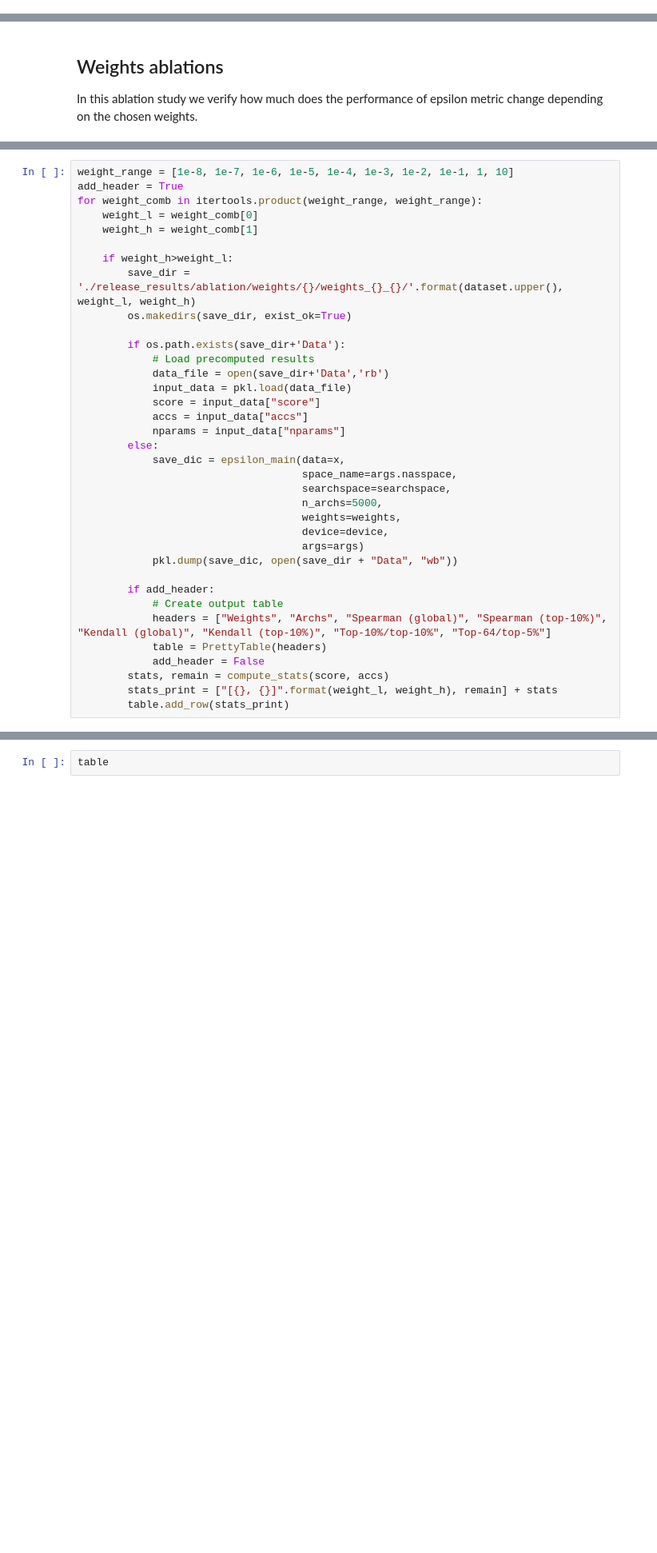
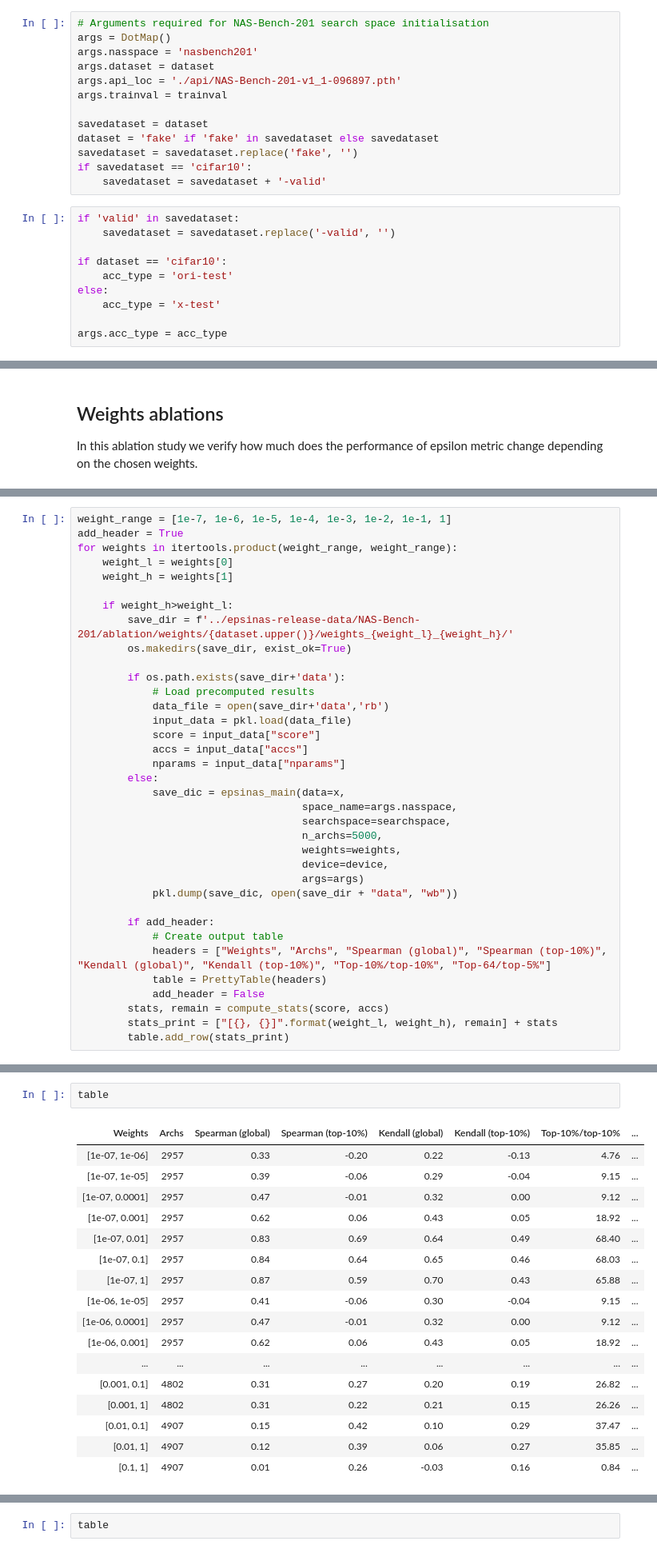
Before and after one commit to egracheva/epsinas, a Jupyter notebook: NAS-Bench-201/Ablations.ipynb, the cells around one changed output, grey strips where cells are left out. Shown at 80% size. Saved outputs shown, nothing was run; the diff lists cells and outputs as text; blank space fills up the shorter version.

```diff
--- a/NAS-Bench-201/Ablations.ipynb
+++ b/NAS-Bench-201/Ablations.ipynb
@@ -12,0 +52,23 @@ In this notebook we give the scripts for various ablation studies resented in ou
+# %%
+# Arguments required for NAS-Bench-201 search space initialisation
+args = DotMap()
+args.nasspace = 'nasbench201'
+args.dataset = dataset
+args.api_loc = './api/NAS-Bench-201-v1_1-096897.pth'
+args.trainval = trainval
+
+savedataset = dataset
+dataset = 'fake' if 'fake' in savedataset else savedataset
+savedataset = savedataset.replace('fake', '')
+if savedataset == 'cifar10':
+    savedataset = savedataset + '-valid'
+# %%
+if 'valid' in savedataset:
+    savedataset = savedataset.replace('-valid', '')
+
+if dataset == 'cifar10':
+    acc_type = 'ori-test'
+else:
+    acc_type = 'x-test'
+
+args.acc_type = acc_type
@@ -106,30 +115,30 @@ Files already downloaded and verified
 # %%
-weight_range = [1e-8, 1e-7, 1e-6, 1e-5, 1e-4, 1e-3, 1e-2, 1e-1, 1, 10]
+weight_range = [1e-7, 1e-6, 1e-5, 1e-4, 1e-3, 1e-2, 1e-1, 1]
 add_header = True
-for weight_comb in itertools.product(weight_range, weight_range):
-    weight_l = weight_comb[0]
-    weight_h = weight_comb[1]
+for weights in itertools.product(weight_range, weight_range):
+    weight_l = weights[0]
+    weight_h = weights[1]
 
     if weight_h>weight_l:
-        save_dir = './release_results/ablation/weights/{}/weights_{}_{}/'.format(dataset.upper(), weight_l, weight_h)
+        save_dir = f'../epsinas-release-data/NAS-Bench-201/ablation/weights/{dataset.upper()}/weights_{weight_l}_{weight_h}/'
         os.makedirs(save_dir, exist_ok=True)
 
-        if os.path.exists(save_dir+'Data'):
+        if os.path.exists(save_dir+'data'):
             # Load precomputed results
-            data_file = open(save_dir+'Data','rb')
+            data_file = open(save_dir+'data','rb')
             input_data = pkl.load(data_file)
             score = input_data["score"]
             accs = input_data["accs"]
             nparams = input_data["nparams"]
         else:
-            save_dic = epsilon_main(data=x,
+            save_dic = epsinas_main(data=x,
                                     space_name=args.nasspace,
                                     searchspace=searchspace,
                                     n_archs=5000,
                                     weights=weights,
                                     device=device,
                                     args=args)
-            pkl.dump(save_dic, open(save_dir + "Data", "wb"))
+            pkl.dump(save_dic, open(save_dir + "data", "wb"))
 
         if add_header:
             # Create output table
@@ -163,3 +151,23 @@ pd.DataFrame(table.rows)
+# %%
+table
+# %% [output]
+| Weights | Archs | Spearman (global) | Spearman (top-10%) | Kendall (global) | Kendall (top-10%) | Top-10%/top-10% | ... |
+| [1e-07, 1e-06] | 2957 | 0.33 | -0.20 | 0.22 | -0.13 | 4.76 | ... |
+| [1e-07, 1e-05] | 2957 | 0.39 | -0.06 | 0.29 | -0.04 | 9.15 | ... |
+| [1e-07, 0.0001] | 2957 | 0.47 | -0.01 | 0.32 | 0.00 | 9.12 | ... |
+| [1e-07, 0.001] | 2957 | 0.62 | 0.06 | 0.43 | 0.05 | 18.92 | ... |
+| [1e-07, 0.01] | 2957 | 0.83 | 0.69 | 0.64 | 0.49 | 68.40 | ... |
+| [1e-07, 0.1] | 2957 | 0.84 | 0.64 | 0.65 | 0.46 | 68.03 | ... |
+| [1e-07, 1] | 2957 | 0.87 | 0.59 | 0.70 | 0.43 | 65.88 | ... |
+| [1e-06, 1e-05] | 2957 | 0.41 | -0.06 | 0.30 | -0.04 | 9.15 | ... |
+| [1e-06, 0.0001] | 2957 | 0.47 | -0.01 | 0.32 | 0.00 | 9.12 | ... |
+| [1e-06, 0.001] | 2957 | 0.62 | 0.06 | 0.43 | 0.05 | 18.92 | ... |
+| ... | ... | ... | ... | ... | ... | ... | ... |
+| [0.001, 0.1] | 4802 | 0.31 | 0.27 | 0.20 | 0.19 | 26.82 | ... |
+| [0.001, 1] | 4802 | 0.31 | 0.22 | 0.21 | 0.15 | 26.26 | ... |
+| [0.01, 0.1] | 4907 | 0.15 | 0.42 | 0.10 | 0.29 | 37.47 | ... |
+| [0.01, 1] | 4907 | 0.12 | 0.39 | 0.06 | 0.27 | 35.85 | ... |
+| [0.1, 1] | 4907 | 0.01 | 0.26 | -0.03 | 0.16 | 0.84 | ... |
 # %% [markdown]
 ## Batch size
 
```
Also changed, not shown: parts of 24 cells of this notebook, 47 other files.
